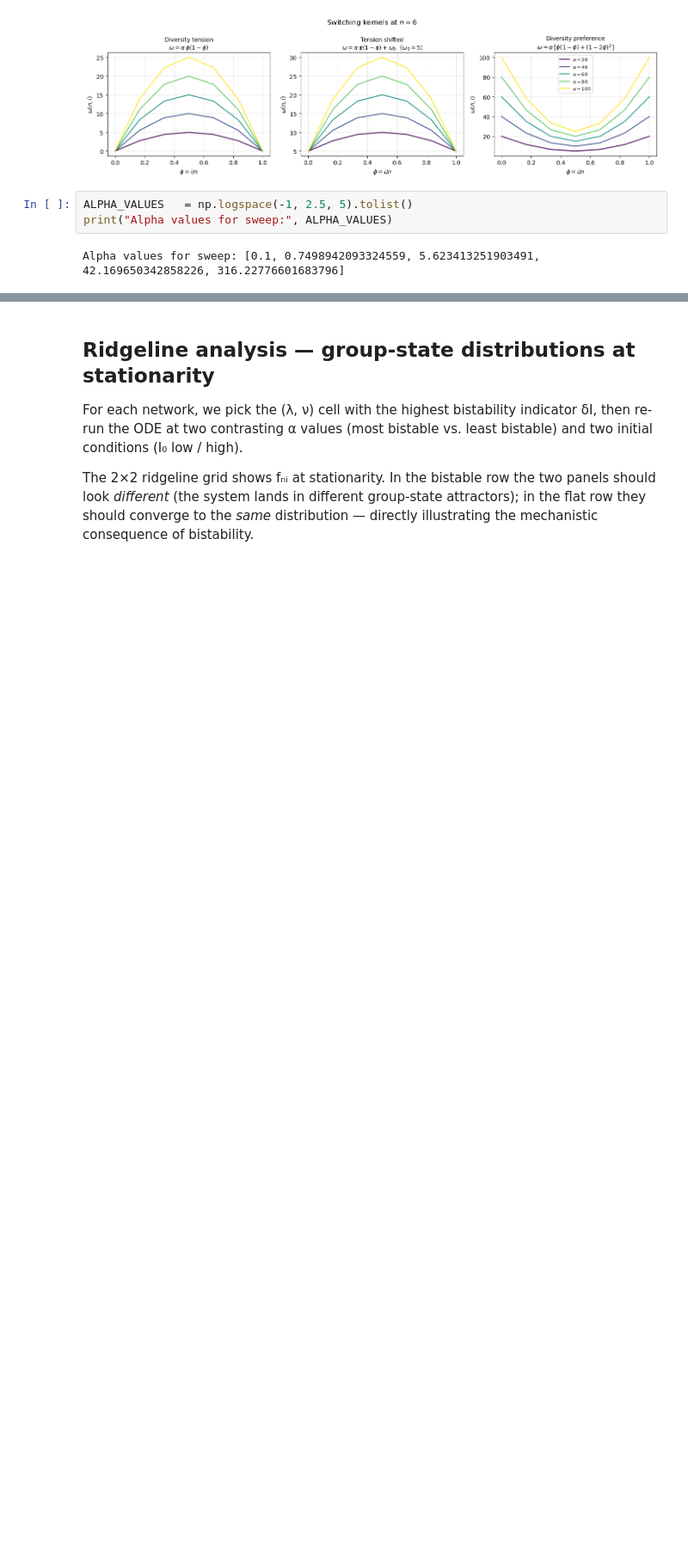
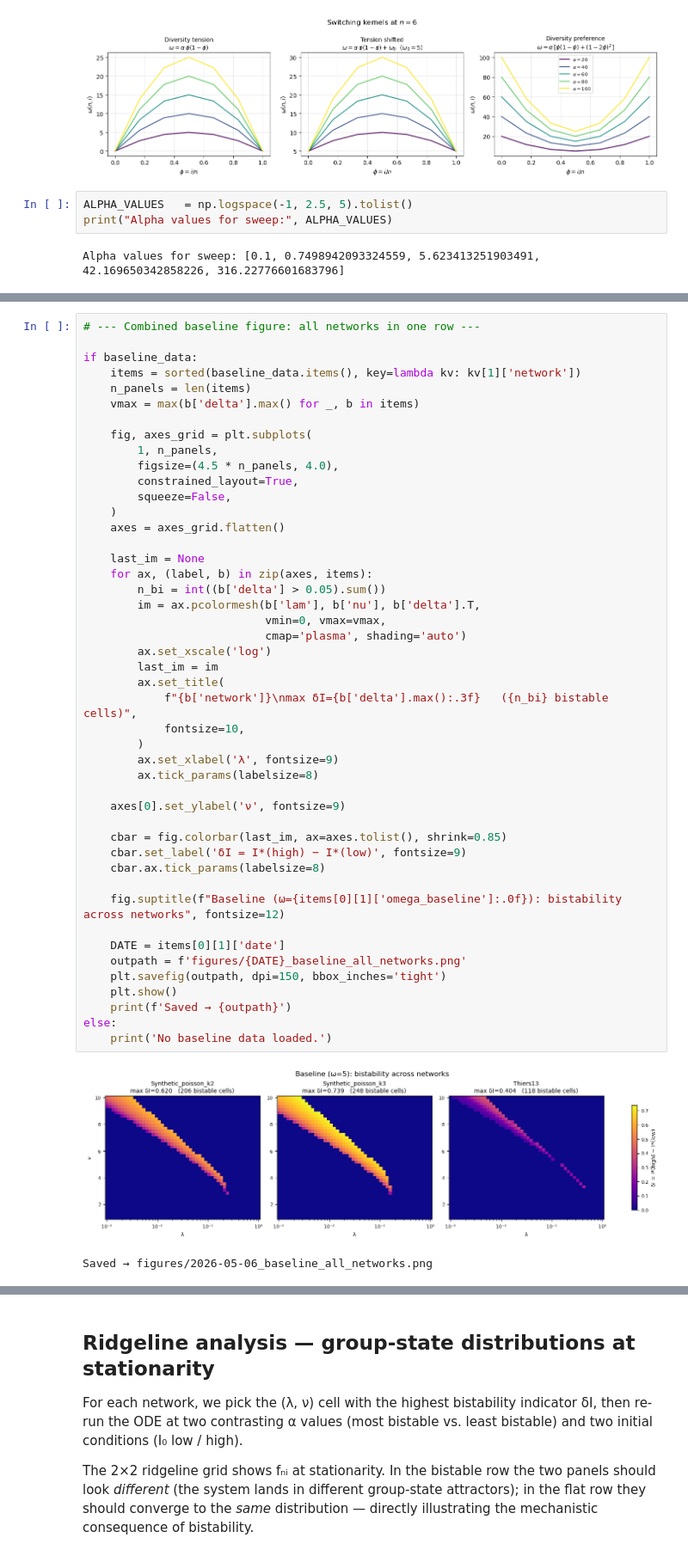
Before and after one commit to marobinette/mocs_spring_2026_project, a Jupyter notebook: analysis.ipynb, the cells around one changed output, grey strips where cells are left out. Shown at 86% size. Cells and saved outputs as stored; diff of their text form; blank space fills up the shorter version.

```diff
--- a/analysis.ipynb
+++ b/analysis.ipynb
@@ -497,3 +390,52 @@ Found 3 baseline file(s):
   2026-05-06_Synthetic_poisson_k2  omega=5  max_delta=0.6199  bistable_cells=206
   2026-05-06_Synthetic_poisson_k3  omega=5  max_delta=0.7394  bistable_cells=248
   2026-05-06_Thiers13  omega=5  max_delta=0.4041  bistable_cells=118
+# %%
+# --- Combined baseline figure: all networks in one row ---
+
+if baseline_data:
+    items = sorted(baseline_data.items(), key=lambda kv: kv[1]['network'])
+    n_panels = len(items)
+    vmax = max(b['delta'].max() for _, b in items)
+
+    fig, axes_grid = plt.subplots(
+        1, n_panels,
+        figsize=(4.5 * n_panels, 4.0),
+        constrained_layout=True,
+        squeeze=False,
+    )
+    axes = axes_grid.flatten()
+
+    last_im = None
+    for ax, (label, b) in zip(axes, items):
+        n_bi = int((b['delta'] > 0.05).sum())
+        im = ax.pcolormesh(b['lam'], b['nu'], b['delta'].T,
+                           vmin=0, vmax=vmax,
+                           cmap='plasma', shading='auto')
+        ax.set_xscale('log')
+        last_im = im
+        ax.set_title(
+            f"{b['network']}\nmax δI={b['delta'].max():.3f}   ({n_bi} bistable cells)",
+            fontsize=10,
+        )
+        ax.set_xlabel('λ', fontsize=9)
+        ax.tick_params(labelsize=8)
+
+    axes[0].set_ylabel('ν', fontsize=9)
+
+    cbar = fig.colorbar(last_im, ax=axes.tolist(), shrink=0.85)
+    cbar.set_label('δI = I*(high) − I*(low)', fontsize=9)
+    cbar.ax.tick_params(labelsize=8)
+
+    fig.suptitle(f"Baseline (ω={items[0][1]['omega_baseline']:.0f}): bistability across networks", fontsize=12)
+
+    DATE = items[0][1]['date']
+    outpath = f'figures/{DATE}_baseline_all_networks.png'
+    plt.savefig(outpath, dpi=150, bbox_inches='tight')
+    plt.show()
+    print(f'Saved → {outpath}')
+else:
+    print('No baseline data loaded.')
+# %% [output]
+[figure, added]
+Saved → figures/2026-05-06_baseline_all_networks.png
```
Also changed, not shown: parts of 8 cells of this notebook, 24 other files.
